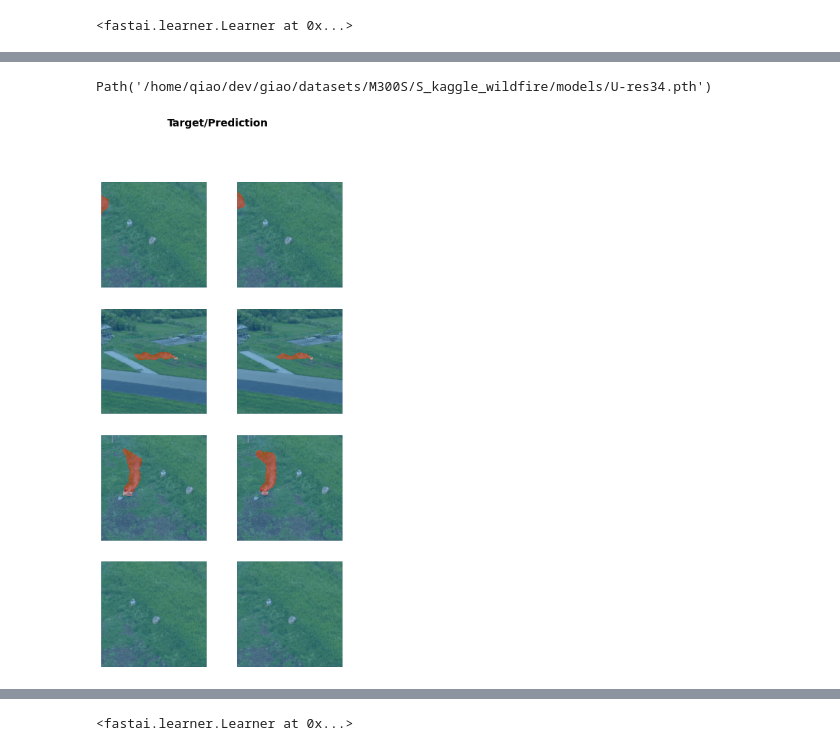
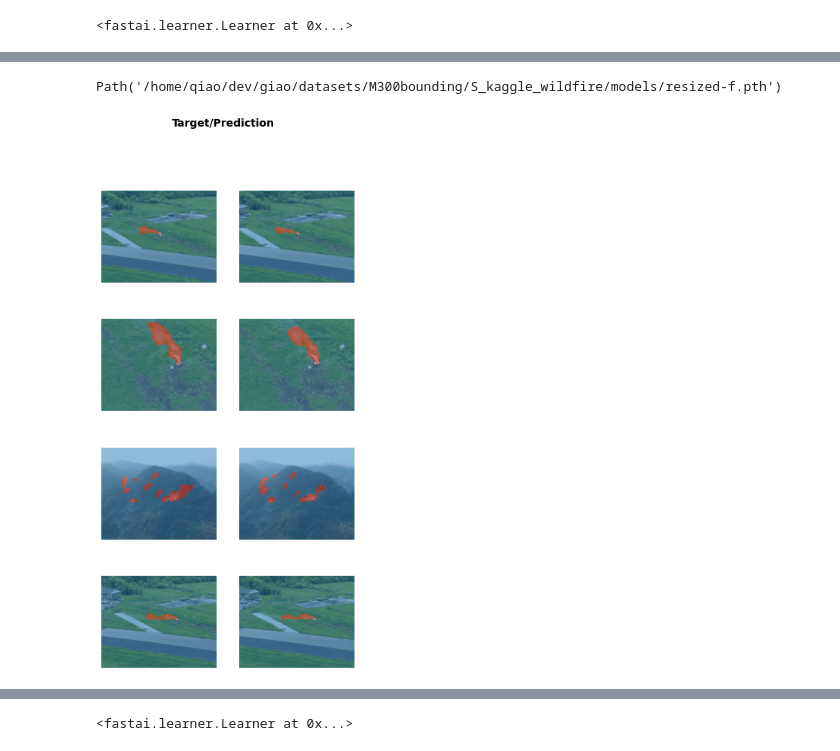
Before and after one commit to qiaolinhan/giao, a Jupyter notebook: havingfun/detecting/segmentation/unet34/Attention U-res34-infastai 2.ipynb, the cells around one changed output, grey strips where cells are left out. Cells and saved outputs as stored; diff of their text form; code cells hidden in the pictures.

```diff
--- a/havingfun/detecting/segmentation/unet34/Attention U-res34-infastai 2.ipynb
+++ b/havingfun/detecting/segmentation/unet34/Attention U-res34-infastai 2.ipynb
@@ -54,7 +54,7 @@ dls = SegmentationDataLoaders.from_label_func(
     fnames = fnames,
     label_func = get_y_fn,
     codes = codes,
-    item_tfms = [Resize((400, 400))],
+    item_tfms = [Resize((385, 480))], # wide: 960/2 = 480, hight: 770/2 = 385
     batch_tfms = [Normalize.from_stats(*imagenet_stats)],
 )
 # %%
@@ -101,5 +101,5 @@ SuggestedLRs(valley=0.00019054606673307717)
 # %%
-lr = 1.9e-4
-learn.fit_one_cycle(50, slice(lr))
+lr = 7.58e-5
+learn.fit_one_cycle(35, slice(lr))
 # %% [output]
 | epoch | train_loss | valid_loss | acc_smoke | time |
@@ -126,6 +126,6 @@ learn.recorder.plot_loss(skip_start=0, with_valid=True)
 # %%
-learn.save('stage-1')
-learn.load('stage-1')
+learn.save('resized-1')
+learn.load('resized-1')
 # %% [output]
 <fastai.learner.Learner at 0x...>
 # %%
@@ -138,5 +138,5 @@ SuggestedLRs(valley=2.0892961401841603e-05)
 # %%
-lr_max = 2e-5
+lr_max = 5.75e-6
 # %%
 learn.fit_one_cycle(6, lr_max)
 # %% [output]
@@ -154,9 +154,9 @@ learn.recorder.plot_loss(skip_start=0, with_valid=True)
 # %%
 learn.show_results()
-learn.save('U-res34')
+learn.save('resized-f')
 # %% [output]
 [interactive output not drawn]
-Path('/home/qiao/dev/giao/datasets/M300S/S_kaggle_wildfire/models/U-res34.pth')
+Path('/home/qiao/dev/giao/datasets/M300bounding/S_kaggle_wildfire/models/resized-f.pth')
-[figure, old version]
+[figure, new version]
 # %%
 # learn.show_results()
```
Also changed, not shown: parts of 21 cells of this notebook, 1 other file.
